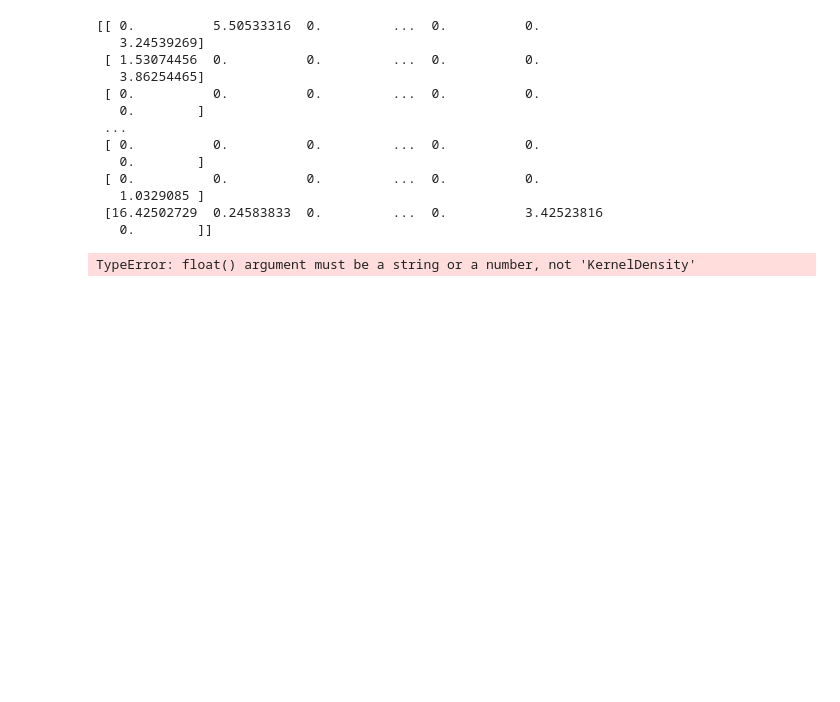
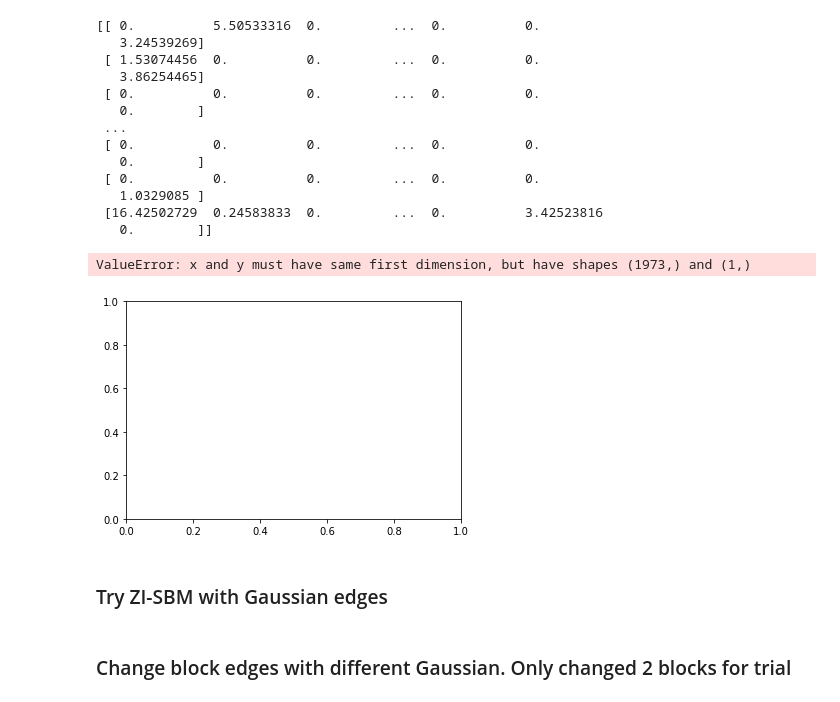
Before and after one commit to dmannan/graph_classification, a Jupyter notebook: KDEfittingZImodels.ipynb, the cells around one changed output. Saved outputs shown, nothing was run; the diff lists cells and outputs as text; code cells hidden in the pictures; blank space fills up the shorter version.

```diff
--- a/KDEfittingZImodels.ipynb
+++ b/KDEfittingZImodels.ipynb
@@ -116,7 +116,15 @@ print(G2)
 expoValues = G2[G2 != 0] ##extracting the remaining normals to fit the KDE
 trainValues2, testValues2 = np.split(expoValues, 2, axis = 0)
 # %%
-kernel2 = KernelDensity(bandwidth=1.0,  kernel = 'tophat')
-kernel2.fit(trainValues2, y = None)
+kernel2 = KernelDensity(bandwidth=0.2,  kernel = 'tophat')
+trainValues2 = trainValues2.reshape(-1, 1)
+output = kernel2.fit(trainValues2)
-# %% [output]
-TypeError: float() argument must be a string or a number, not 'KernelDensity'
+# %%
+plt.figure()
+plt.plot(testValues2,output, 'r+')
+#plt.bar(zeros, height = 0.6, width=0.8)
+# %% [output]
+ValueError: x and y must have same first dimension, but have shapes (1973,) and (1,)
+[figure, added]
+# %% [markdown]
+### Try ZI-SBM with Gaussian edges
@@ -122,0 +138,2 @@ TypeError: float() argument must be a string or a number, not 'KernelDensity'
+# %% [markdown]
+### Change block edges with different Gaussian. Only changed 2 blocks for trial
```
Also changed, not shown: parts of 11 cells of this notebook.
